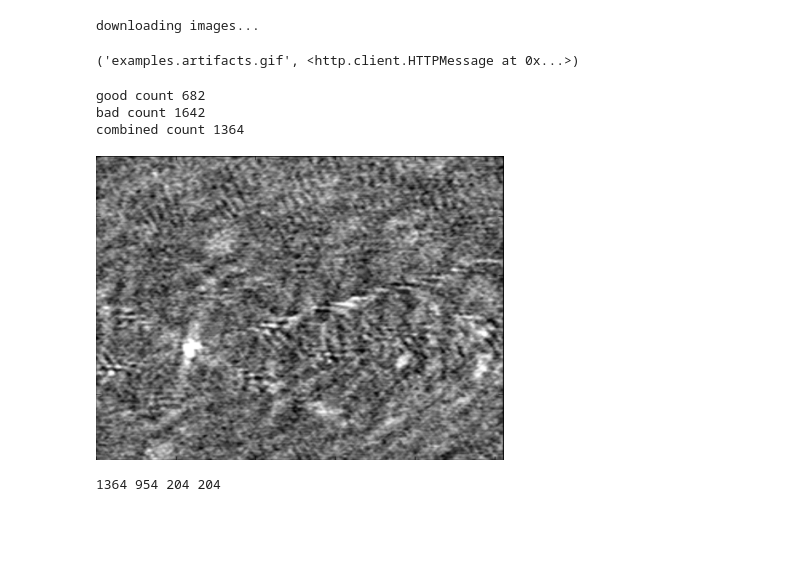
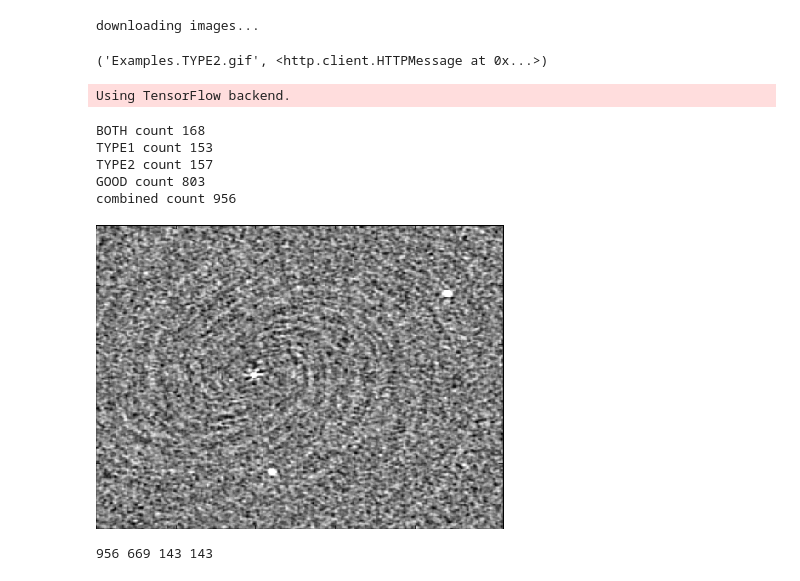
Before and after one commit to ryanraba/casa6, a Jupyter notebook: CASA_imageclassifier_cnn.ipynb, the cells around one changed output. Saved outputs shown, nothing was run; the diff lists cells and outputs as text; code cells hidden in the pictures; blank space fills up the shorter version.

```diff
--- a/CASA_imageclassifier_cnn.ipynb
+++ b/CASA_imageclassifier_cnn.ipynb
@@ -5,58 +5,80 @@
 import urllib.request
 
 print("downloading images...")
-urllib.request.urlretrieve("https://www.cv.nrao.edu/~rraba/examples.good.gif", "examples.good.gif")
-urllib.request.urlretrieve("https://www.cv.nrao.edu/~rraba/examples.artifacts.gif", "examples.artifacts.gif")
+urllib.request.urlretrieve("https://www.cv.nrao.edu/~rraba/Examples.GOOD.gif", "Examples.GOOD.gif")
+urllib.request.urlretrieve("https://www.cv.nrao.edu/~rraba/Examples.BOTH.gif", "Examples.BOTH.gif")
+urllib.request.urlretrieve("https://www.cv.nrao.edu/~rraba/Examples.TYPE1.gif", "Examples.TYPE1.gif")
+urllib.request.urlretrieve("https://www.cv.nrao.edu/~rraba/Examples.TYPE2.gif", "Examples.TYPE2.gif")
 # %% [output]
 downloading images...
-('examples.artifacts.gif', <http.client.HTTPMessage at 0x...>)
+('Examples.TYPE2.gif', <http.client.HTTPMessage at 0x...>)
 # %%
 import PIL
 import numpy as np
 import imgpy
 import matplotlib.pyplot as plt
+from keras.utils import to_categorical
 np.random.seed(17)
 
 # because the axes are in the image
 crop_box = (171, 60, 651, 540)
 
 # convert from raw image format to a numpy data matrix
 # downsample a bit for speed (we're in a free cloud environment here)
-images = imgpy.Img(fp='examples.good.gif').frames
+# build targets vector as we go (truth)
+images = imgpy.Img(fp='Examples.BOTH.gif').frames
 dm = np.array([np.array(dv.crop(crop_box).resize(size=(408,304), resample=PIL.Image.BILINEAR)) for dv in images])
-gc = len(images)
-print('good count',gc)
+targets = np.zeros((len(images)))  # both kinds of bad are a 0
+print('BOTH count',len(images))
 
-images = imgpy.Img(fp='examples.artifacts.gif').frames
+images = imgpy.Img(fp='Examples.TYPE1.gif').frames
 dm = np.concatenate((dm, np.array([np.array(dv.crop(crop_box).resize(size=(408,304), resample=PIL.Image.BILINEAR)) for dv in images])), axis=0)
-print('bad count',len(images))
+targets = np.concatenate((targets, np.zeros((len(images)))+1), axis=0)  # type1 bad is a 1
+print('TYPE1 count',len(images))
 
-# lets balance the bad with the good so it's 50/50
-# this makes the model accuracy more meaningful
-dm = np.concatenate((dm[:gc], dm[np.random.choice(range(gc,len(dm)), gc, replace=False)]), axis=0 )
-print('combined count', len(dm))
+images = imgpy.Img(fp='Examples.TYPE2.gif').frames
+dm = np.concatenate((dm, np.array([np.array(dv.crop(crop_box).resize(size=(408,304), resample=PIL.Image.BILINEAR)) for dv in images])), axis=0)
+targets = np.concatenate((targets, np.zeros((len(images)))+2), axis=0)  # type2 bad is a 2
+print('TYPE2 count',len(images))
+
+images = imgpy.Img(fp='Examples.GOOD.gif').frames
+dm = np.concatenate((dm, np.array([np.array(dv.crop(crop_box).resize(size=(408,304), resample=PIL.Image.BILINEAR)) for dv in images])), axis=0)
+targets = np.concatenate((targets, np.zeros((len(images)))+3), axis=0)  # lets say GOOD images are a 3
+print('GOOD count', len(images))
 
 # normalize to 1
 dm = dm[..., np.newaxis]/255.0
 
-# create targets for binary classification (good = 1, bad = 0)
-targets = np.concatenate((np.ones((int(len(dm)/2))), np.zeros((int(len(dm)/2)))), axis=0)
+# save categorical targets for later, let's start with binary classification for now
+categories = to_categorical(targets, num_classes=4) # one-hot encoding
+targets[targets < 3] = 0
+targets[targets == 3] = 1
+
+# lets balance the bad with the good so it's 50/50
+# this makes the model accuracy more meaningful
+bcnt = len(np.where(targets == 0)[0])
+dm = dm[:2*bcnt]
+targets = targets[:2*bcnt]
+print('combined count', len(dm))
 
 # sanity check
-PIL.Image.fromarray(np.uint8(dm[gc+13][:,:,0]*255))
+PIL.Image.fromarray(np.uint8(dm[bcnt-13][:,:,0]*255))
 # %% [output]
-good count 682
-bad count 1642
-combined count 1364
+Using TensorFlow backend.
+BOTH count 168
+TYPE1 count 153
+TYPE2 count 157
+GOOD count 803
+combined count 956
-[figure, old version]
+[figure, new version]
 # %%
 # randomly divide data in to training, validation, and test sets
 # model is trained with train and validated with val
 # test is saved for later as an independent holdout
-np.random.seed(17)
+np.random.seed(42)
 train = np.random.choice(range(len(dm)), int(0.7*len(dm)), replace=False)
 val = np.random.choice(np.setdiff1d(range(len(dm)), train), int(0.15*len(dm)), replace=False)
 test = np.random.choice(np.setdiff1d(range(len(dm)), np.hstack((train, val))), int(0.15*len(dm)), replace=False)
 print(len(dm), len(train), len(val), len(test))
 # %% [output]
-1364 954 204 204
+956 669 143 143
```
Also changed, not shown: parts of 5 cells of this notebook.
